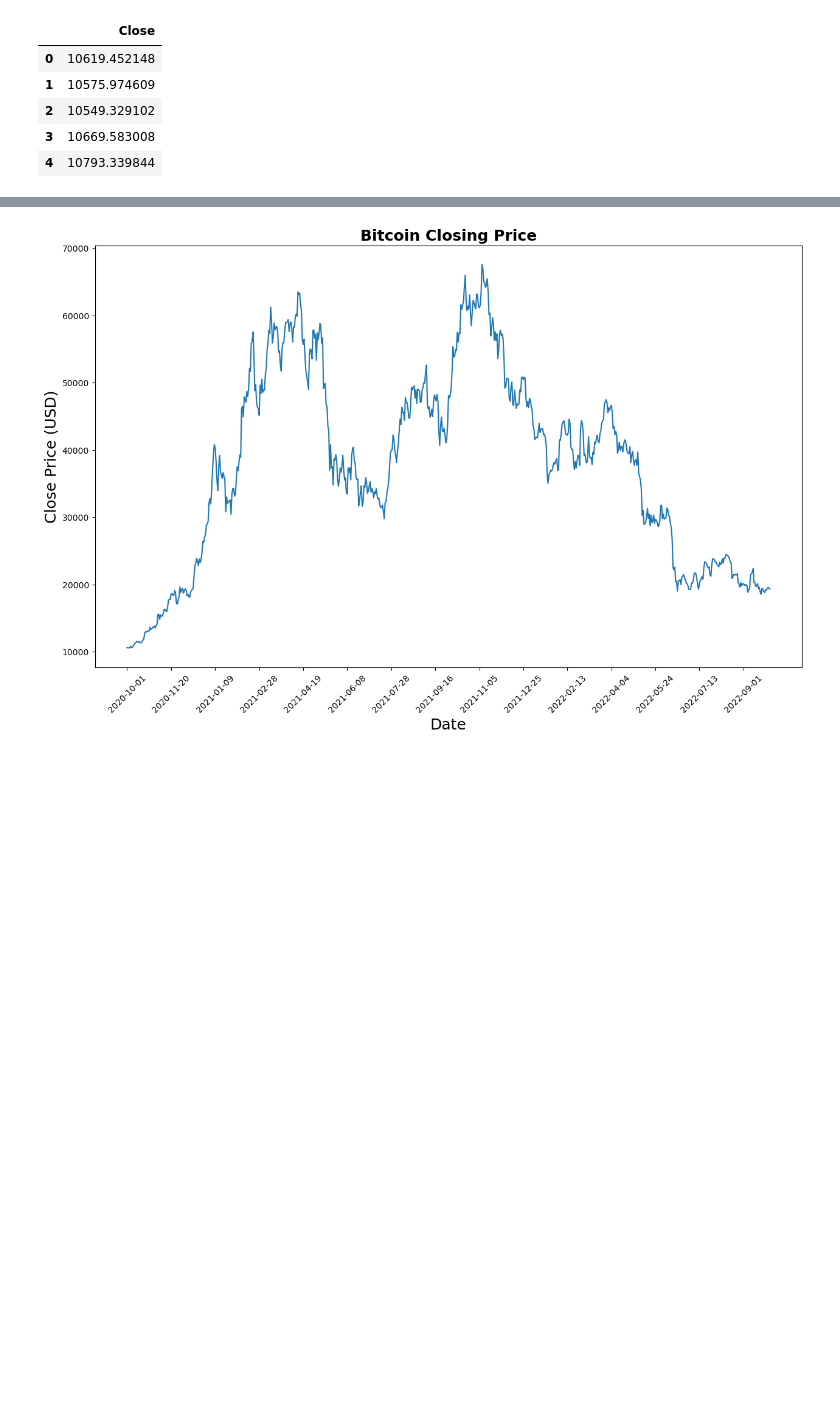
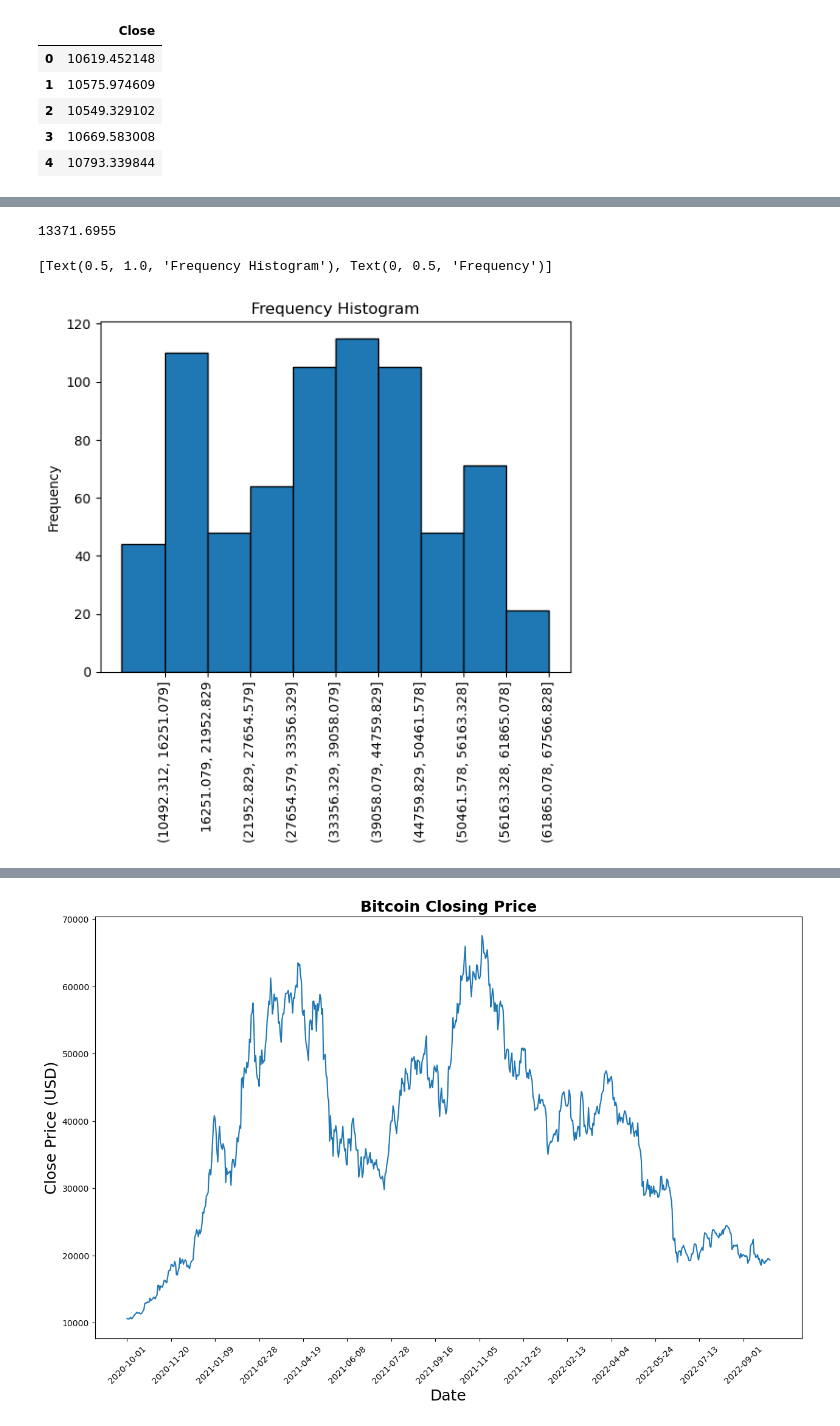
Before and after one commit to janeielli/Project, a Jupyter notebook: project/lstm_bitcoin.ipynb, the cells around one changed output, grey strips where cells are left out. Saved outputs shown, nothing was run; the diff lists cells and outputs as text; code cells hidden in the pictures; blank space fills up the shorter version.

```diff
--- a/project/lstm_bitcoin.ipynb
+++ b/project/lstm_bitcoin.ipynb
@@ -36,0 +75,4 @@ close_data.head(5)
+# %%
+binnedAssault = pd.cut(data['Close'],10)
+result = binnedAssault.value_counts().to_frame()
+result.head(10)
@@ -36,0 +91,14 @@ close_data.head(5)
+# %%
+from matplotlib.pyplot import xticks, ylabel
+
+print(binnedAssault.iloc[0].mid)
+xticks_label = ['(10492.312, 16251.079]','16251.079, 21952.829','(21952.829, 27654.579]','(27654.579, 33356.329]','(33356.329, 39058.079]','(39058.079, 44759.829]','(44759.829, 50461.578]','(50461.578, 56163.328]','(56163.328, 61865.078]','(61865.078, 67566.828]']
+xticks = [16251.079,21952.829,27654.579,33356.329,39058.079,44759.829,50461.578,56163.328,61865.078,67566.828]
+fig = data['Close'].plot.hist(rot=90,edgecolor='black')
+fig.set_xticks(ticks=xticks)
+fig.set_xticklabels(xticks_label)
+plt.gca().set(title='Frequency Histogram', ylabel='Frequency')
+# %% [output]
+13371.6955
+[Text(0.5, 1.0, 'Frequency Histogram'), Text(0, 0.5, 'Frequency')]
+[figure, added]
```
Also changed, not shown: parts of 7 cells of this notebook.
